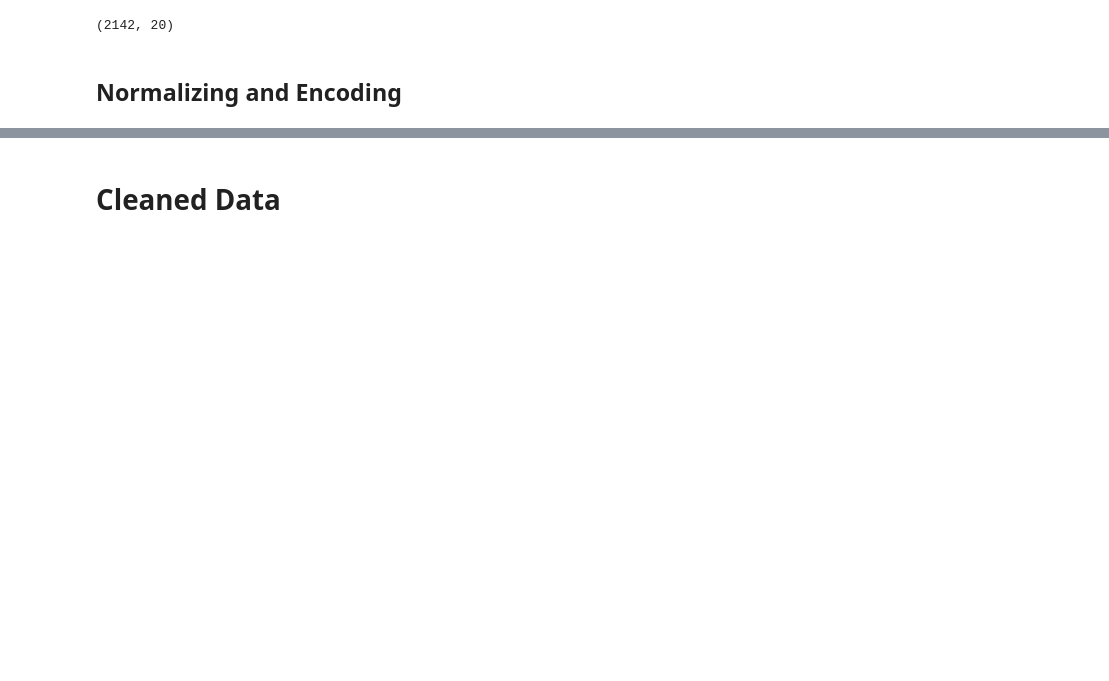
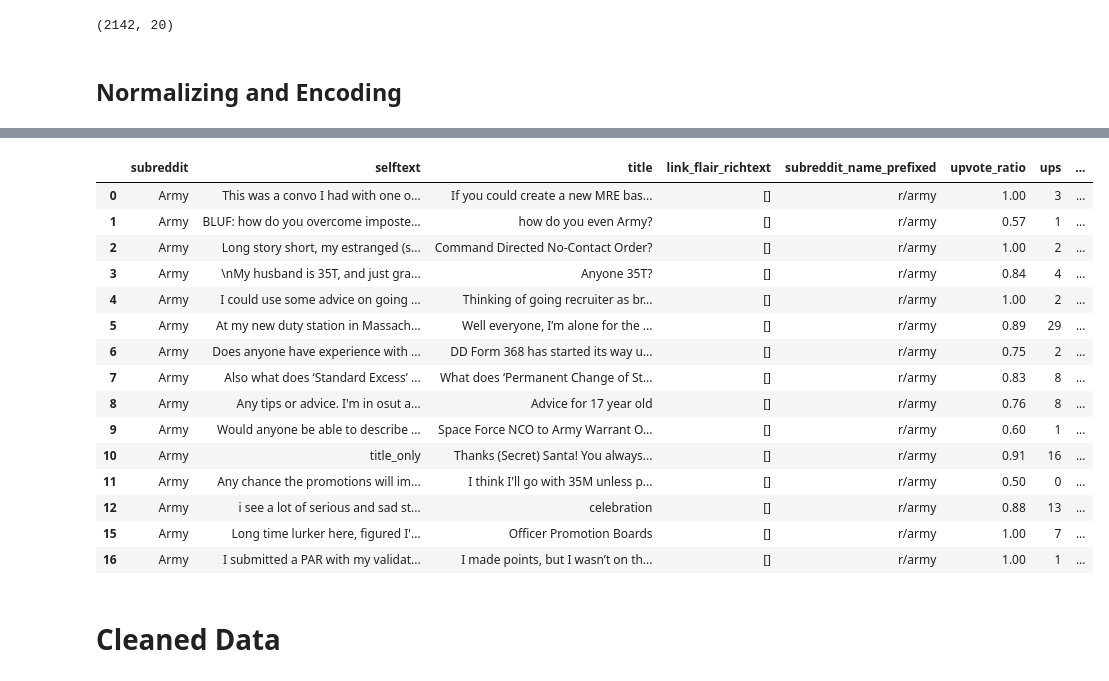
Before and after one commit to KyeraFrancis/NLP_Classification_Sentiment_analysis, a Jupyter notebook: 2_EDA/dataclean.ipynb, the cells around one changed output, grey strips where cells are left out. Drawn from its saved outputs; the diff is of its cells as text; code cells hidden in the pictures; blank space fills up the shorter version.

```diff
--- a/2_EDA/dataclean.ipynb
+++ b/2_EDA/dataclean.ipynb
@@ -268,0 +297,19 @@ agg_df.shape
+# %%
+agg_df.head(15)
+# %% [output]
+|  | subreddit | selftext | title | link_flair_richtext | subreddit_name_prefixed | upvote_ratio | ups | ... |
+| 0 | Army | This was a convo I had with one o... | If you could create a new MRE bas... | [] | r/army | 1.00 | 3 | ... |
+| 1 | Army | BLUF: how do you overcome imposte... | how do you even Army? | [] | r/army | 0.57 | 1 | ... |
+| 2 | Army | Long story short, my estranged (s... | Command Directed No-Contact Order? | [] | r/army | 1.00 | 2 | ... |
+| 3 | Army | \nMy husband is 35T, and just gra... | Anyone 35T? | [] | r/army | 0.84 | 4 | ... |
+| 4 | Army | I could use some advice on going ... | Thinking of going recruiter as br... | [] | r/army | 1.00 | 2 | ... |
+| 5 | Army | At my new duty station in Massach... | Well everyone, I’m alone for the ... | [] | r/army | 0.89 | 29 | ... |
+| 6 | Army | Does anyone have experience with ... | DD Form 368 has started its way u... | [] | r/army | 0.75 | 2 | ... |
+| 7 | Army | Also what does ‘Standard Excess’ ... | What does ‘Permanent Change of St... | [] | r/army | 0.83 | 8 | ... |
+| 8 | Army | Any tips or advice. I'm in osut a... | Advice for 17 year old | [] | r/army | 0.76 | 8 | ... |
+| 9 | Army | Would anyone be able to describe ... | Space Force NCO to Army Warrant O... | [] | r/army | 0.60 | 1 | ... |
+| 10 | Army | title_only | Thanks (Secret) Santa! You always... | [] | r/army | 0.91 | 16 | ... |
+| 11 | Army | Any chance the promotions will im... | I think I'll go with 35M unless p... | [] | r/army | 0.50 | 0 | ... |
+| 12 | Army | i see a lot of serious and sad st... | celebration | [] | r/army | 0.88 | 13 | ... |
+| 15 | Army | Long time lurker here, figured I'... | Officer Promotion Boards | [] | r/army | 1.00 | 7 | ... |
+| 16 | Army | I submitted a PAR with my validat... | I made points, but I wasn’t on th... | [] | r/army | 1.00 | 1 | ... |
```
Also changed, not shown: parts of 7 cells of this notebook, 3 other files.
